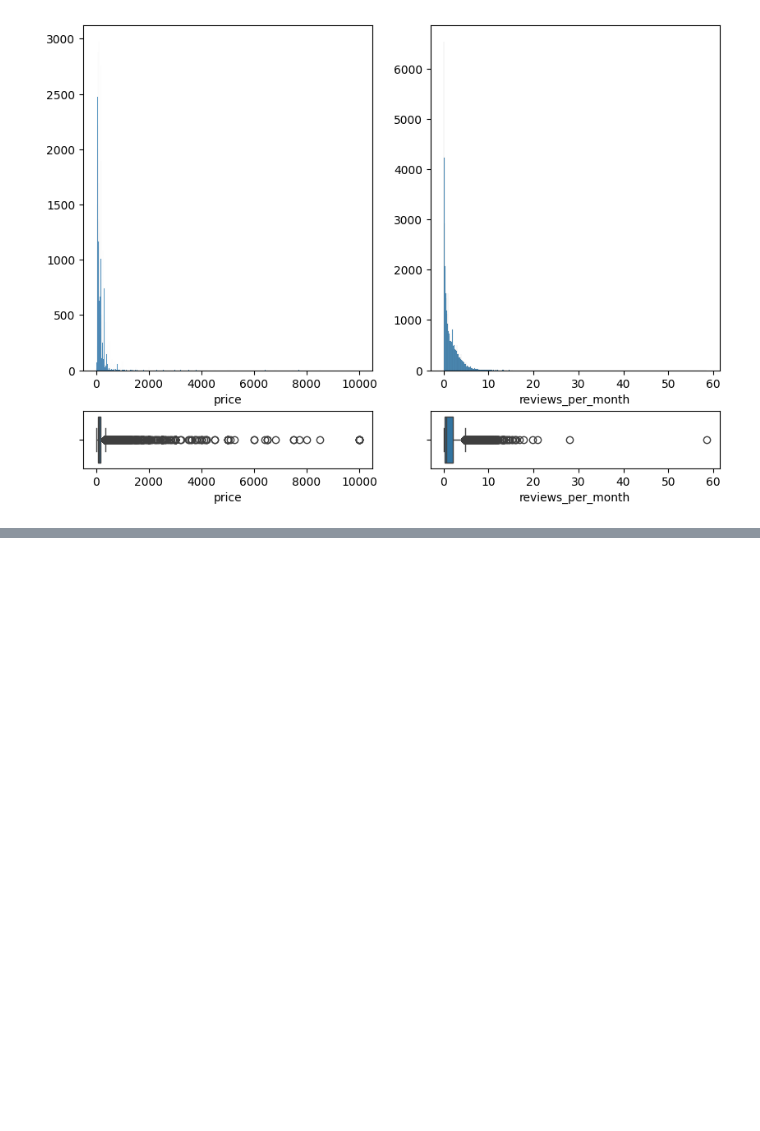
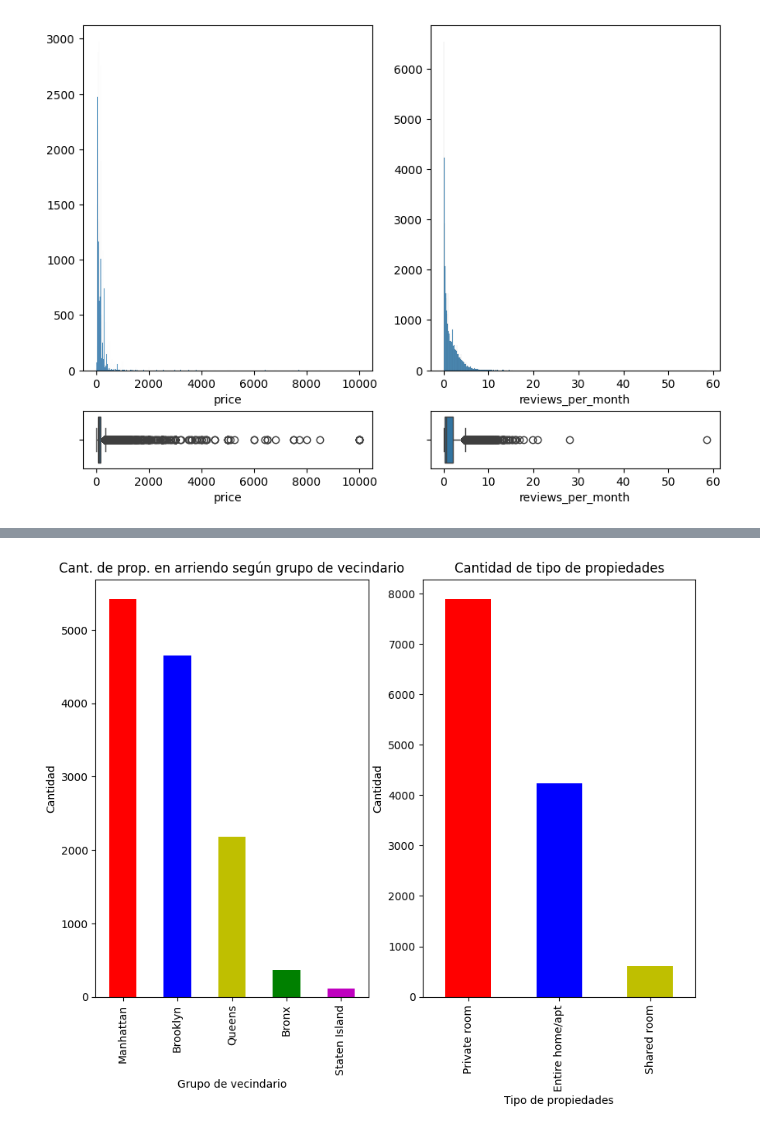
Before and after one commit to IvesCaceres/EDA, a Jupyter notebook: src/explore.ipynb, the cells around one changed output, grey strips where cells are left out. Saved outputs shown, nothing was run; the diff lists cells and outputs as text; code cells hidden in the pictures; blank space fills up the shorter version.

```diff
--- a/src/explore.ipynb
+++ b/src/explore.ipynb
@@ -87,0 +141,19 @@ plt.show()
+# %%
+fig, axis = plt.subplots(1, 2, figsize=(10, 7))
+df['neighbourhood_group'].value_counts().plot(ax = axis[0], kind='bar',color=['r','b','y','g','m'])
+axis[0].set_title('Cant. de prop. en arriendo según grupo de vecindario')
+axis[0].set_ylabel('Cantidad')
+axis[0].set_xlabel('Grupo de vecindario')
+
+df['room_type'].value_counts().plot(ax = axis[1], kind='bar',color=['r','b','y'])
+axis[1].set_title('Cantidad de tipo de propiedades')
+axis[1].set_ylabel('Cantidad')
+axis[1].set_xlabel('Tipo de propiedades')
+
+# plt.show()
+# plt.title('Cantidad de propiedades en arriendo segun grupo de vecindario')
+# plt.ylabel('Cantidad')
+# plt.xlabel('Grupo de vecindario')
+plt.show()
+# %% [output]
+[figure, added]
```
Also changed, not shown: parts of 8 cells of this notebook.
